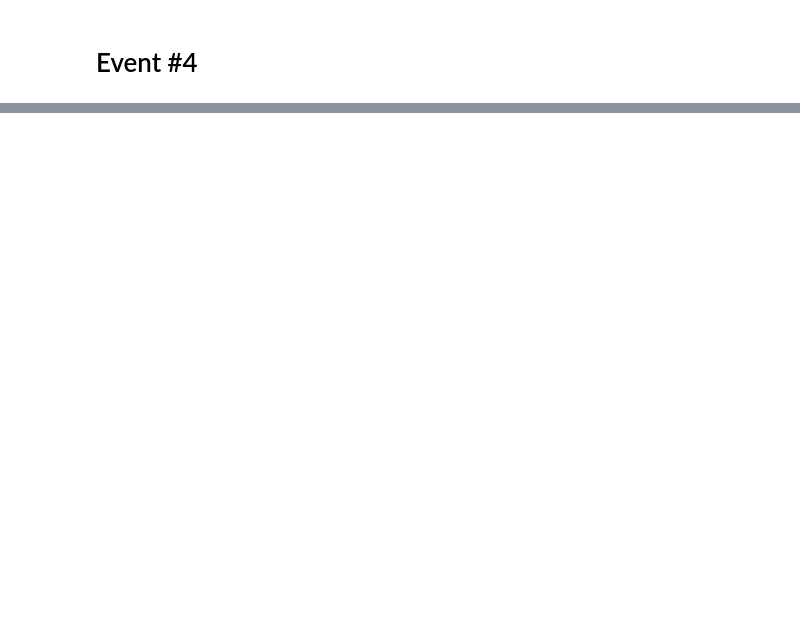
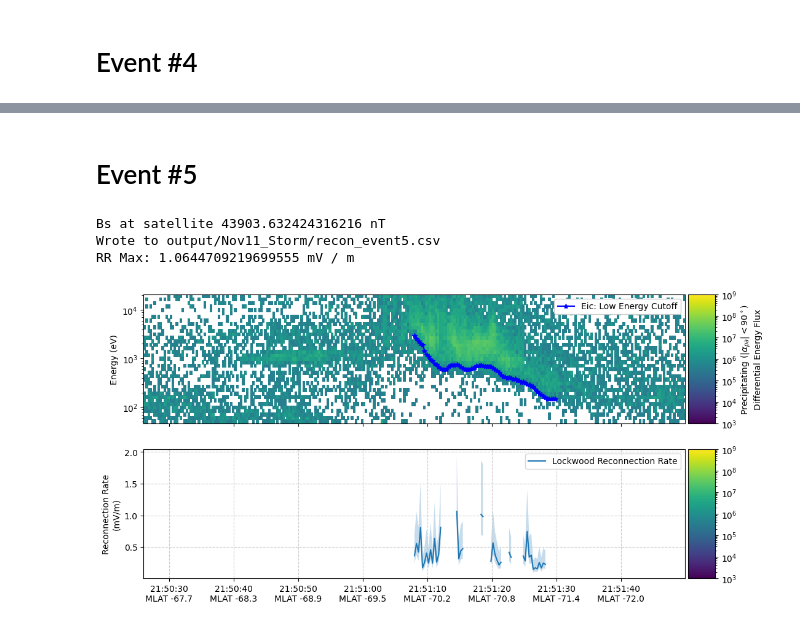
Before and after one commit to ddasilva/tracers-first-results-paper, a Jupyter notebook: Nov 11 Event Recon Rates.ipynb, the cells around one changed output, grey strips where cells are left out. Cells and saved outputs as stored; diff of their text form; code cells hidden in the pictures; blank space fills up the shorter version.

```diff
--- a/Nov 11 Event Recon Rates.ipynb
+++ b/Nov 11 Event Recon Rates.ipynb
@@ -150,0 +147,25 @@ RR Max: 1.5837194916088777 mV / m
+# %% [markdown]
+# Event #5
+# %%
+row = df.iloc[5]
+
+data = lib_dasilva2026.load_data(
+    aci_file=row.aci_file,
+    ead_file=row.ead_file,
+)
+subset_data = data.subset(row.start_time, row.end_time)
+dispersion_stime = row.start_time + timedelta(seconds=42)
+dispersion_etime = row.end_time - timedelta(seconds=20)
+
+fig, (ax1, ax2) = subset_data.plot_recon_rate(
+    dispersion_stime,
+    dispersion_etime,
+    d=get_d(row.i),
+    data_file=f'output/{storm}/recon_event{row.i}.csv',
+    ascending=False,
+)
+# %% [output]
+Bs at satellite 43903.632424316216 nT
+Wrote to output/Nov11_Storm/recon_event5.csv
+RR Max: 1.0644709219699555 mV / m
+[figure, added]
```
Also changed, not shown: parts of 7 cells of this notebook, 22 other files.
